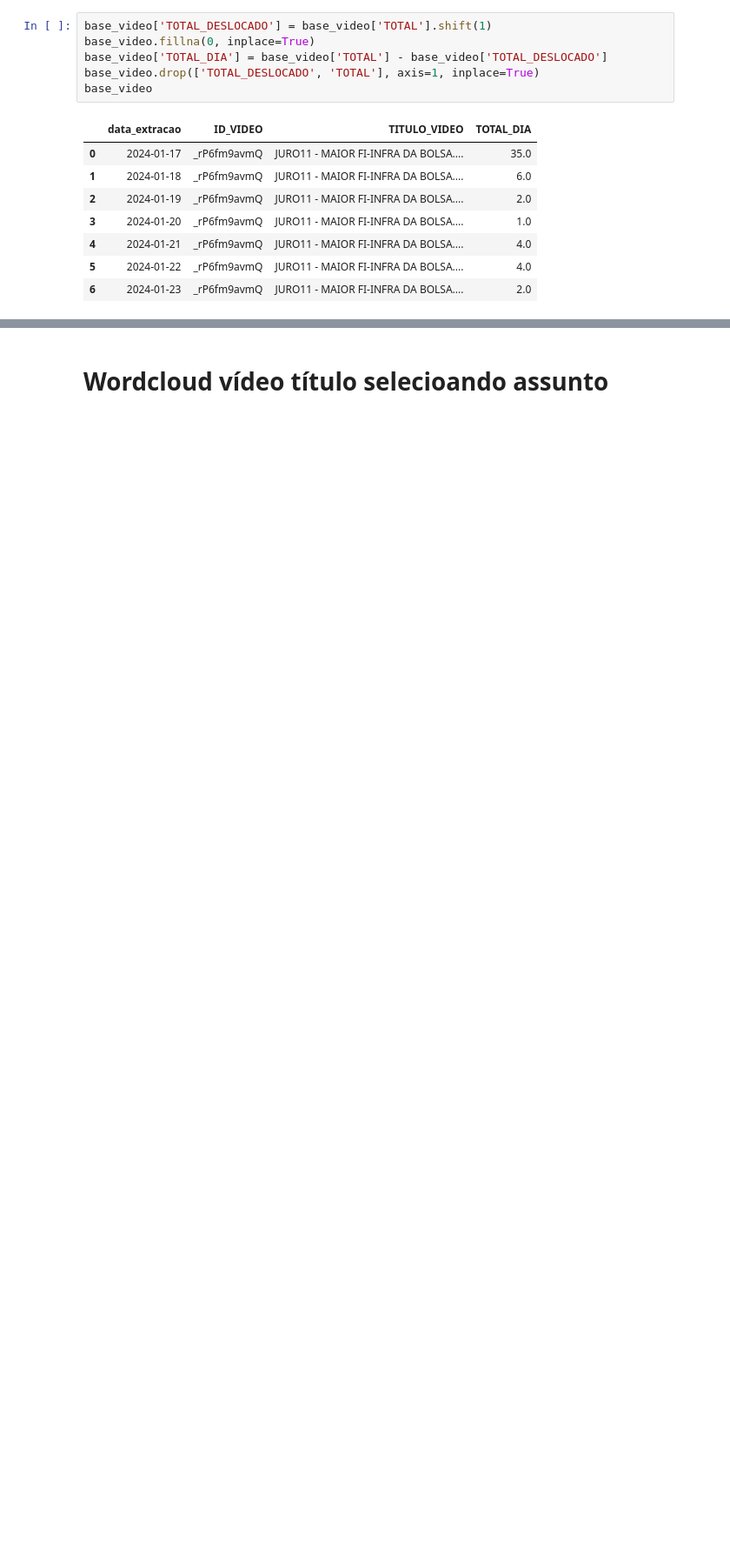
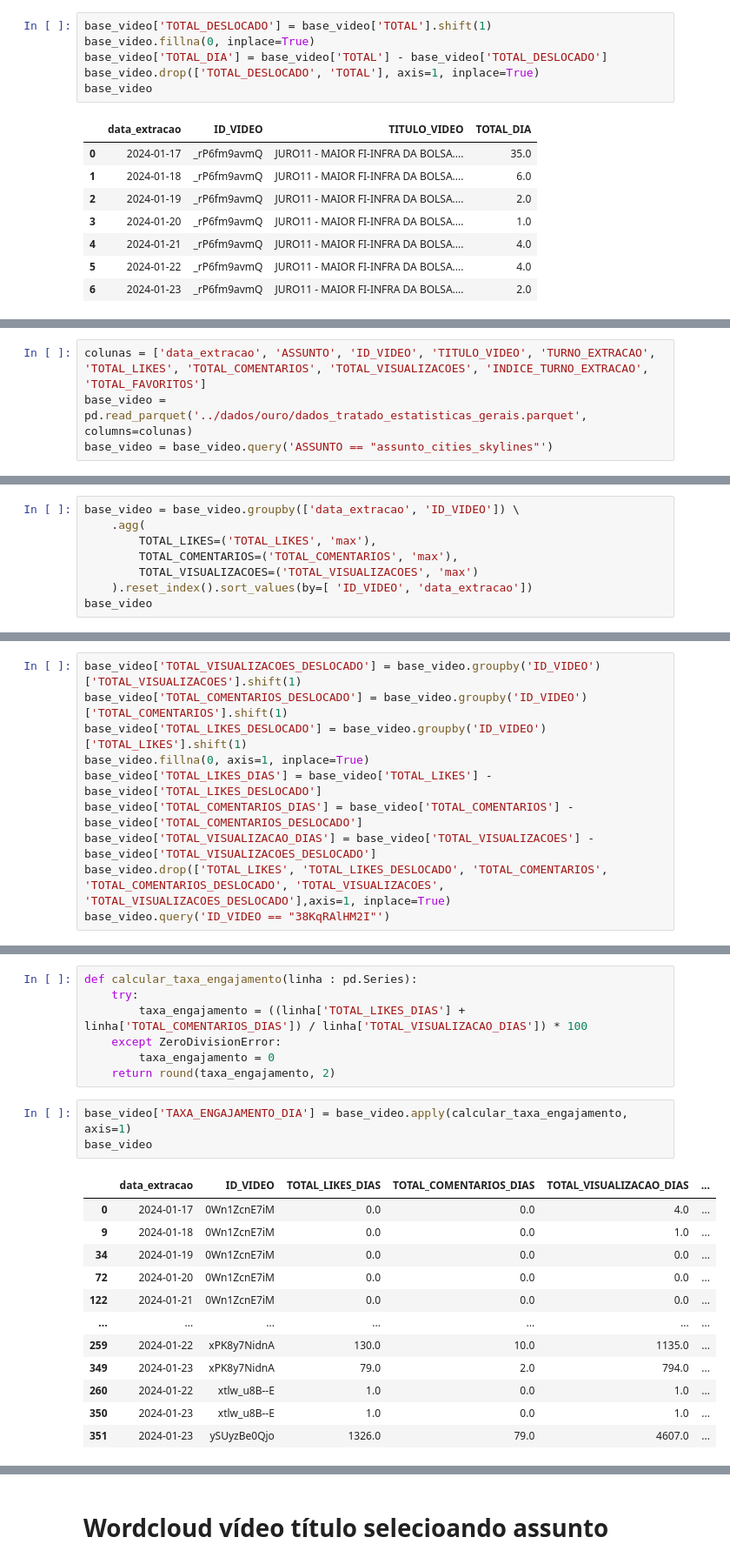
Before and after one commit to rodrigorocha1/analise_dados_youtube, a Jupyter notebook: notebooks_v2/visualizacoes.ipynb, the cells around one changed output, grey strips where cells are left out. Shown at 87% size. Cells and saved outputs as stored; diff of their text form; blank space fills up the shorter version.

Commit message:
taxa engakamento

```diff
--- a/notebooks_v2/visualizacoes.ipynb
+++ b/notebooks_v2/visualizacoes.ipynb
@@ -900,0 +913,4 @@ base_video
+# %%
+colunas = ['data_extracao', 'ASSUNTO', 'ID_VIDEO', 'TITULO_VIDEO', 'TURNO_EXTRACAO', 'TOTAL_LIKES', 'TOTAL_COMENTARIOS', 'TOTAL_VISUALIZACOES', 'INDICE_TURNO_EXTRACAO', 'TOTAL_FAVORITOS']
+base_video = pd.read_parquet('../dados/ouro/dados_tratado_estatisticas_gerais.parquet', columns=colunas)
+base_video = base_video.query('ASSUNTO == "assunto_cities_skylines"')
@@ -900,0 +926,8 @@ base_video
+# %%
+base_video = base_video.groupby(['data_extracao', 'ID_VIDEO']) \
+    .agg(
+        TOTAL_LIKES=('TOTAL_LIKES', 'max'),
+        TOTAL_COMENTARIOS=('TOTAL_COMENTARIOS', 'max'),
+        TOTAL_VISUALIZACOES=('TOTAL_VISUALIZACOES', 'max')
+    ).reset_index().sort_values(by=[ 'ID_VIDEO', 'data_extracao'])
+base_video
@@ -900,0 +948,10 @@ base_video
+# %%
+base_video['TOTAL_VISUALIZACOES_DESLOCADO'] = base_video.groupby('ID_VIDEO')['TOTAL_VISUALIZACOES'].shift(1)
+base_video['TOTAL_COMENTARIOS_DESLOCADO'] = base_video.groupby('ID_VIDEO')['TOTAL_COMENTARIOS'].shift(1)
+base_video['TOTAL_LIKES_DESLOCADO'] = base_video.groupby('ID_VIDEO')['TOTAL_LIKES'].shift(1)
+base_video.fillna(0, axis=1, inplace=True)
+base_video['TOTAL_LIKES_DIAS'] = base_video['TOTAL_LIKES'] - base_video['TOTAL_LIKES_DESLOCADO']
+base_video['TOTAL_COMENTARIOS_DIAS'] = base_video['TOTAL_COMENTARIOS'] - base_video['TOTAL_COMENTARIOS_DESLOCADO']
+base_video['TOTAL_VISUALIZACAO_DIAS'] = base_video['TOTAL_VISUALIZACOES'] - base_video['TOTAL_VISUALIZACOES_DESLOCADO']
+base_video.drop(['TOTAL_LIKES', 'TOTAL_LIKES_DESLOCADO', 'TOTAL_COMENTARIOS', 'TOTAL_COMENTARIOS_DESLOCADO', 'TOTAL_VISUALIZACOES', 'TOTAL_VISUALIZACOES_DESLOCADO'],axis=1, inplace=True)
+base_video.query('ID_VIDEO == "38KqRAlHM2I"')
@@ -900,0 +979,23 @@ base_video
+# %%
+def calcular_taxa_engajamento(linha : pd.Series):
+    try:
+        taxa_engajamento = ((linha['TOTAL_LIKES_DIAS'] + linha['TOTAL_COMENTARIOS_DIAS']) / linha['TOTAL_VISUALIZACAO_DIAS']) * 100
+    except ZeroDivisionError:
+        taxa_engajamento = 0
+    return round(taxa_engajamento, 2)
+# %%
+base_video['TAXA_ENGAJAMENTO_DIA'] = base_video.apply(calcular_taxa_engajamento, axis=1)
+base_video
+# %% [output]
+|  | data_extracao | ID_VIDEO | TOTAL_LIKES_DIAS | TOTAL_COMENTARIOS_DIAS | TOTAL_VISUALIZACAO_DIAS | ... |
+| 0 | 2024-01-17 | 0Wn1ZcnE7iM | 0.0 | 0.0 | 4.0 | ... |
+| 9 | 2024-01-18 | 0Wn1ZcnE7iM | 0.0 | 0.0 | 1.0 | ... |
+| 34 | 2024-01-19 | 0Wn1ZcnE7iM | 0.0 | 0.0 | 0.0 | ... |
+| 72 | 2024-01-20 | 0Wn1ZcnE7iM | 0.0 | 0.0 | 0.0 | ... |
+| 122 | 2024-01-21 | 0Wn1ZcnE7iM | 0.0 | 0.0 | 0.0 | ... |
+| ... | ... | ... | ... | ... | ... | ... |
+| 259 | 2024-01-22 | xPK8y7NidnA | 130.0 | 10.0 | 1135.0 | ... |
+| 349 | 2024-01-23 | xPK8y7NidnA | 79.0 | 2.0 | 794.0 | ... |
+| 260 | 2024-01-22 | xtlw_u8B--E | 1.0 | 0.0 | 1.0 | ... |
+| 350 | 2024-01-23 | xtlw_u8B--E | 1.0 | 0.0 | 1.0 | ... |
+| 351 | 2024-01-23 | ySUyzBe0Qjo | 1326.0 | 79.0 | 4607.0 | ... |
```
Also changed, not shown: parts of 8 cells of this notebook.
